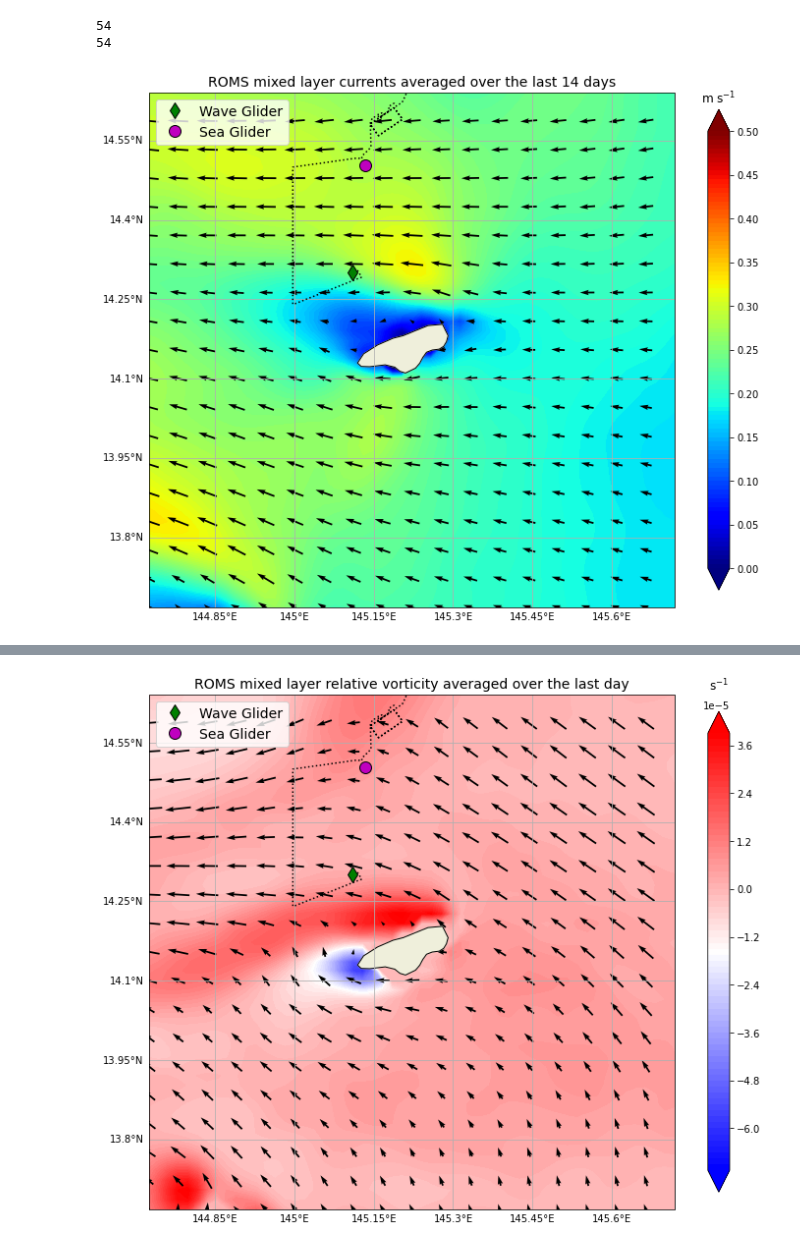
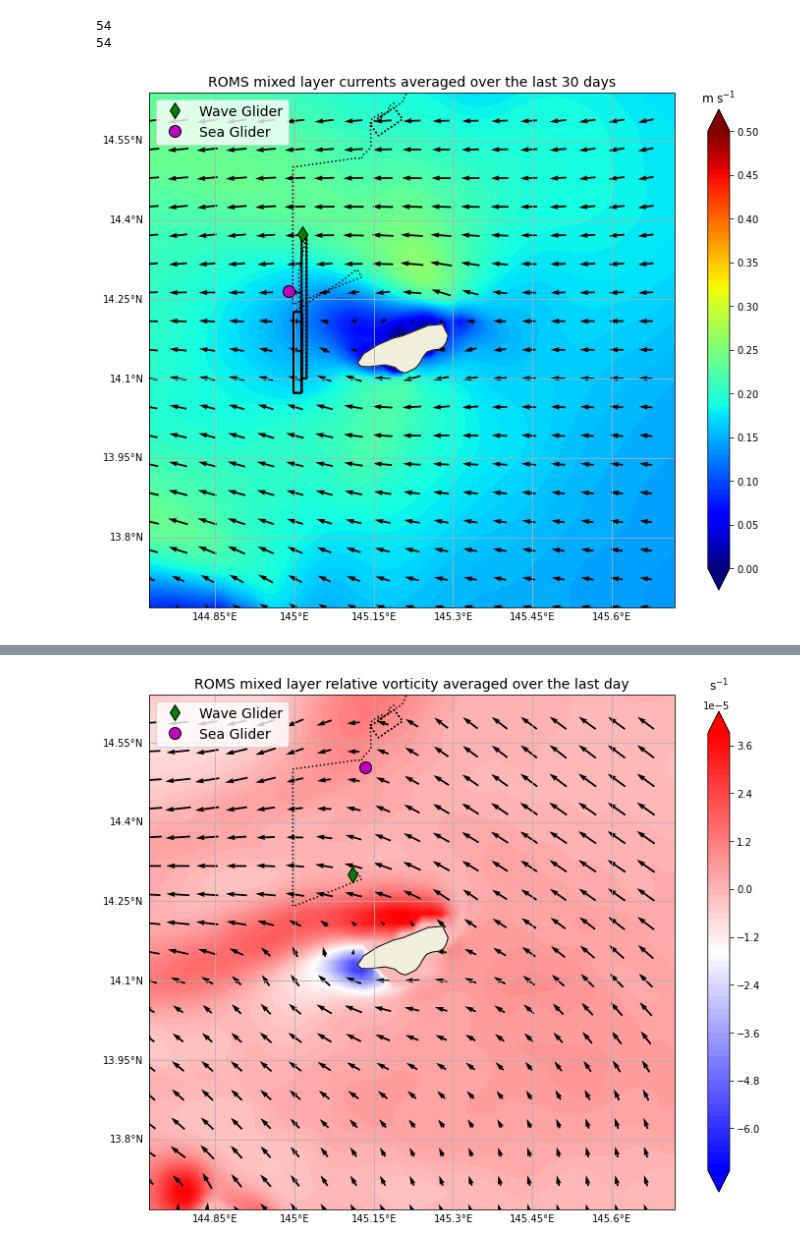
Before and after one commit to a1amador/wgpack, a Jupyter notebook: arcterx/Rota_relative_vorticity_plots.ipynb, the cells around one changed output, grey strips where cells are left out. Cells and saved outputs as stored; diff of their text form; code cells hidden in the pictures.

Commit message:
adding Sea Glider data to ARCTERX plots

```diff
--- a/arcterx/Rota_relative_vorticity_plots.ipynb
+++ b/arcterx/Rota_relative_vorticity_plots.ipynb
@@ -17,6 +17,7 @@ print(module_path)
 if module_path not in sys.path:
     sys.path.append(module_path)
 from wgpack.nav import get_bearing
+from wgpack.timeconv import epoch2datetime64
 from wgpack.config import seachest_data_dir
 datadir  = os.path.join(os.path.dirname(seachest_data_dir),'ARCTERX2022/forecasts')
 
@@ -30,7 +31,7 @@ from DataService import DataService
 # Inputs
 # ----------------------------------------------------------------------------------------------------------------------
 # vnam,channels,tw,prj =  'sv3-251','C0158P2JJTT','None','westpac'
-vnam,channels,tw,prj =  'sv3-251','C0158P2JJTT',14,'westpac'
+vnam,channels,tw,prj =  'sv3-251','C0158P2JJTT',30,'westpac'
 tw = None if tw == 'None' else tw
 
 
@@ -92,3 +97,22 @@ for index, row in Telemdf[:-1].iterrows():
 # not sure if these are trustworthy
 speedOverGround = Telemdf['speedOverGround'].values*kt2mps
 gliderSpeed = Telemdf['gliderSpeed'].values*kt2mps
+# %%
+# ----------------------------------------------------------------------------------------------------------------------
+# LOAD Sea Glider data
+SGdatadir  = os.path.join(os.path.dirname(seachest_data_dir),'ARCTERX2022/sg526')
+# filename = 'sg526_ARCTERX_1.0m_up_and_down_profile.nc'
+filename = 'sg526_ARCTERX_timeseries.nc'
+SGfnam    = os.path.join(SGdatadir,filename)
+SG_data = netcdf.Dataset(SGfnam)
+# Sea Glider time
+# ttSG = pd.to_datetime(epoch2datetime64(SG_data['start_time'][:]))
+ttSG = pd.to_datetime(epoch2datetime64(SG_data['end_time'][:]))
+# SG time index associated with start time
+iiaSG = np.abs(ttSG - tst).argmin()
+# crop data
+SG_stlon = SG_data['start_longitude'][iiaSG:]
+SG_stlat = SG_data['start_latitude'][iiaSG:]
+SG_enlon = SG_data['end_longitude'][iiaSG:]
+SG_enlat = SG_data['end_latitude'][iiaSG:]
+ttSG = ttSG[iiaSG:]
@@ -97,7 +155,7 @@ gliderSpeed = Telemdf['gliderSpeed'].values*kt2mps
 # LOAD ROMS data
 
 # get mixed layer velocities near the Wave Glider
-sub_depth = 20
+sub_depth = 100
 
 import pyproj
 # Reference: What UTM Zone am I in ?
@@ -164,6 +222,12 @@ for ii in np.flip(range((now-tst).days)):
 u_sl_lst = np.array(u_sl_lst)
 v_sl_lst = np.array(v_sl_lst)
 rel_vor  = np.array(rel_vor)
+# Earth's rotation rate
+Om = 2*np.pi/(24*3600)
+# planetrary vorticity (Coriolis parameter)
+f = 2*Om*np.sin(np.deg2rad(np.mean(lat_ROMS)))
+Ro = rel_vor/f
+
 # average in time (days)
 u_sl = np.mean(u_sl_lst,axis=0)
 v_sl = np.mean(v_sl_lst,axis=0)
@@ -419,8 +542,8 @@ import matplotlib.patches as mpatches
 
 # latest sea-glider surfacing
 
-SGlon = 145 + 08.02/60
-SGlat = 14 + 30.16/60
+SGlon = SG_enlon[-1]
+SGlat = SG_enlat[-1]
 fntsz = 14
 
 isub = 3
@@ -453,34 +576,34 @@ ax.plot(Telemdf['longitude'].values[-1],Telemdf['latitude'].values[-1],'gd',mec=
 # plot Sea Glider latest location
 ax.plot(SGlon,SGlat,'mo',mec='k',ms=12, label='Sea Glider')
 # legend
 ax.legend(fontsize=fntsz,loc='upper left')
 # tick params
 ax.tick_params(labelsize=fntsz)
 
 # Quiver plot
 legend_vel=1.0
 # Q = ax.quiver(lon_ROMS[::isub], lat_ROMS[::isub], u_sl[::isub,::isub], v_sl[::isub,::isub], pivot='middle')
 Q = ax.quiver(lon_ROMS[iia_lon:iib_lon:isub], lat_ROMS[iia_lat:iib_lat:isub],
               u_sl[iia_lat:iib_lat:isub,iia_lon:iib_lon:isub], v_sl[iia_lat:iib_lat:isub,iia_lon:iib_lon:isub], pivot='middle')
 #      coordinates: time_run time depth lat lon
 
 # plot box around Rota island
 # ax.plot(SGlon,SGlat,'mo',mec='k',ms=12, label='Sea Glider')
 ax.add_patch(mpatches.Rectangle(xy=[Rlon-0.5, Rlat-0.5], width=1, height=1,
                                     facecolor='None',
                                     alpha=1,
                                     edgecolor='k',
                                     lw = 2.5,
                                     transform=ccrs.PlateCarree())
             )
 
 
 # colorbar and labels
 cb = plt.colorbar(cf, shrink=0.75,ticks=np.linspace(0,0.50,11))
 cb.ax.set_title('m s$^{-1}$')
 ax.set_title('ROMS mixed layer currents averaged over the last ' + str(tw) + ' days',fontsize=fntsz);
 # %% [output]
-[figure, old version]
+[figure, new version]
 # %%
 import cartopy.crs as ccrs
 from cartopy.feature import NaturalEarthFeature, COLORS
```
Also changed, not shown: parts of 9 cells of this notebook, 3 other files.
